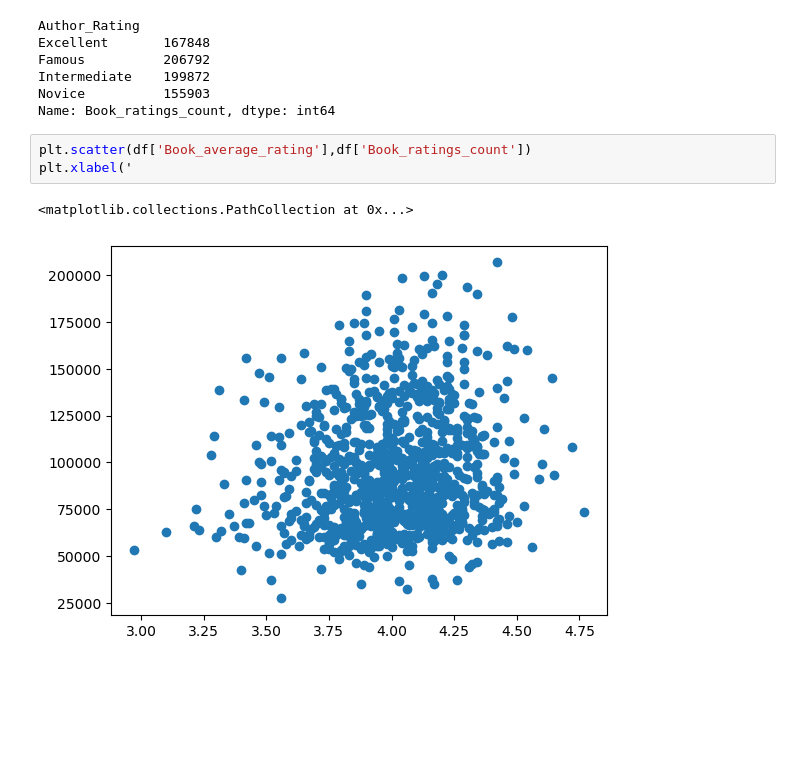
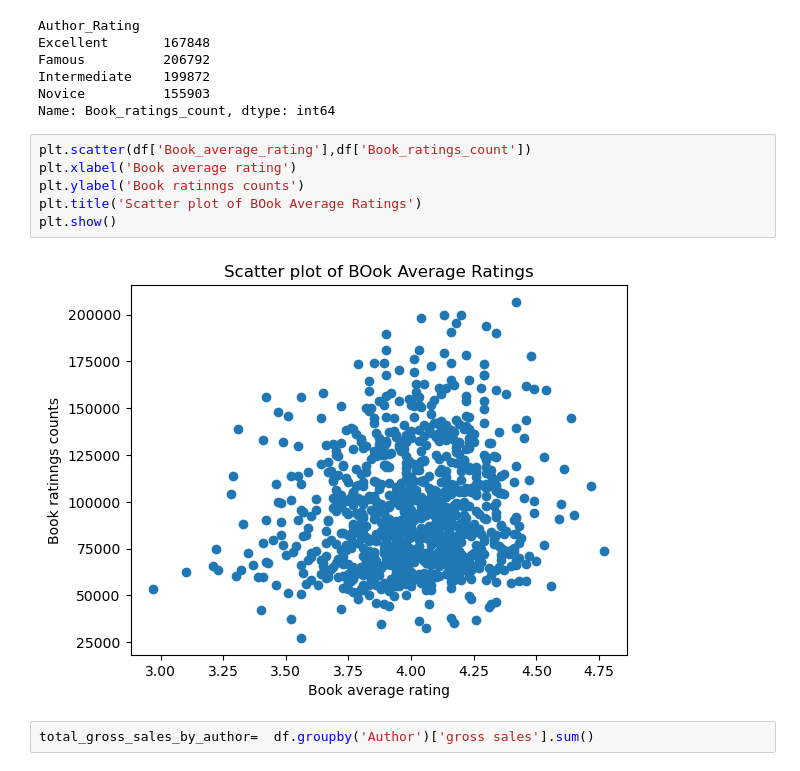
Before and after one commit to piyush6705/eda, a Jupyter notebook: book.ipynb, the cells around one changed output. Drawn from its saved outputs; the diff is of its cells as text; blank space fills up the shorter version.

```diff
--- a/book.ipynb
+++ b/book.ipynb
@@ -246,7 +246,11 @@ Novice          155903
 Name: Book_ratings_count, dtype: int64
 # %%
 plt.scatter(df['Book_average_rating'],df['Book_ratings_count'])
-plt.xlabel('
+plt.xlabel('Book average rating')
+plt.ylabel('Book ratinngs counts')
+plt.title('Scatter plot of BOok Average Ratings')
+plt.show()
 # %% [output]
-<matplotlib.collections.PathCollection at 0x...>
-[figure, old version]
+[figure, new version]
+# %%
+total_gross_sales_by_author=  df.groupby('Author')['gross sales'].sum()
```
Also changed, not shown: parts of 1 cell of this notebook, 1 other file.
